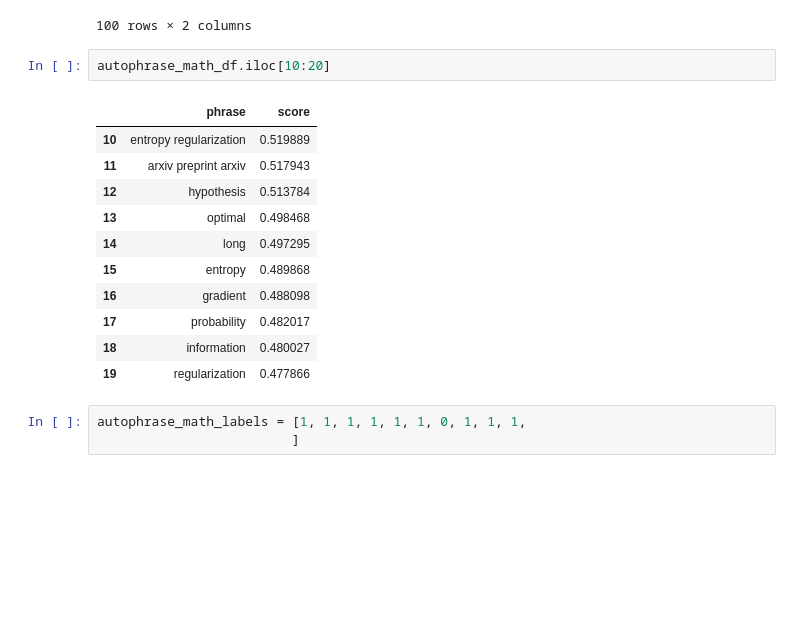
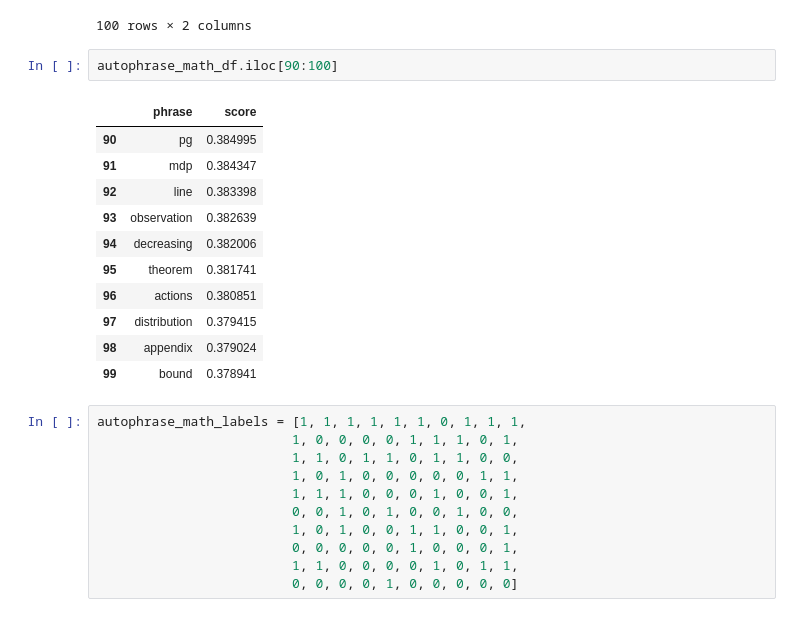
Before and after one commit to YichunRen/AutoLibrary-Scientific-Paper-Keywords-Extraction-, a Jupyter notebook: notebooks/Experiment.ipynb, the cells around one changed output. Cells and saved outputs as stored; diff of their text form; blank space fills up the shorter version.

Commit message:
autophrase labeled

```diff
--- a/notebooks/Experiment.ipynb
+++ b/notebooks/Experiment.ipynb
@@ -357,19 +353,27 @@ autophrase_math_df
 | 99 | bound | 0.378941 |
 100 rows × 2 columns
 # %%
-autophrase_math_df.iloc[10:20]
+autophrase_math_df.iloc[90:100]
 # %% [output]
 |  | phrase | score |
-| 10 | entropy regularization | 0.519889 |
-| 11 | arxiv preprint arxiv | 0.517943 |
-| 12 | hypothesis | 0.513784 |
-| 13 | optimal | 0.498468 |
-| 14 | long | 0.497295 |
-| 15 | entropy | 0.489868 |
-| 16 | gradient | 0.488098 |
-| 17 | probability | 0.482017 |
-| 18 | information | 0.480027 |
-| 19 | regularization | 0.477866 |
+| 90 | pg | 0.384995 |
+| 91 | mdp | 0.384347 |
+| 92 | line | 0.383398 |
+| 93 | observation | 0.382639 |
+| 94 | decreasing | 0.382006 |
+| 95 | theorem | 0.381741 |
+| 96 | actions | 0.380851 |
+| 97 | distribution | 0.379415 |
+| 98 | appendix | 0.379024 |
+| 99 | bound | 0.378941 |
-# %%
-autophrase_math_labels = [1, 1, 1, 1, 1, 1, 0, 1, 1, 1,
-                         ]
+# %%
+autophrase_math_labels = [1, 1, 1, 1, 1, 1, 0, 1, 1, 1,
+                         1, 0, 0, 0, 0, 1, 1, 1, 0, 1,
+                         1, 1, 0, 1, 1, 0, 1, 1, 0, 0,
+                         1, 0, 1, 0, 0, 0, 0, 0, 1, 1,
+                         1, 1, 1, 0, 0, 0, 1, 0, 0, 1,
+                         0, 0, 1, 0, 1, 0, 0, 1, 0, 0,
+                         1, 0, 1, 0, 0, 1, 1, 0, 0, 1,
+                         0, 0, 0, 0, 0, 1, 0, 0, 0, 1,
+                         1, 1, 0, 0, 0, 0, 1, 0, 1, 1,
+                         0, 0, 0, 0, 1, 0, 0, 0, 0, 0]
```
Also changed, not shown: parts of 36 cells of this notebook.
